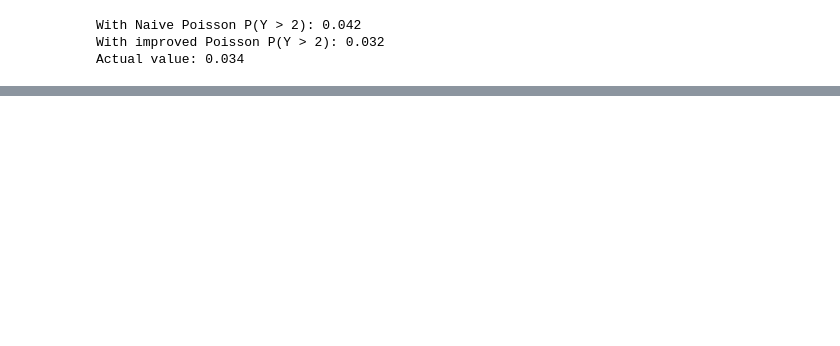
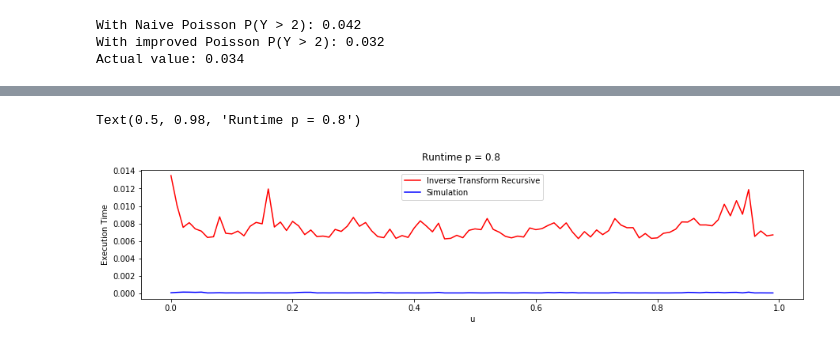
Before and after one commit to git-lu/models-and-simulations, a Jupyter notebook: Practico 4.ipynb, the cells around one changed output, grey strips where cells are left out. Saved outputs shown, nothing was run; the diff lists cells and outputs as text; code cells hidden in the pictures; blank space fills up the shorter version.

```diff
--- a/Practico 4.ipynb
+++ b/Practico 4.ipynb
@@ -366,0 +450,30 @@ ex8RejectionGenerator = RejectionMethod(
+# %%
+## Efficency comparison:
+N = 100
+tInversa1 = [0] * N
+simulacion1 = [0] * N
+tInversa2 = [0] * N
+simulacion2 = [0] * N
+
+ps = [0.8,0.2]
+
+for u in range(N):
+    tInversa1[u] = timeit("inverseTransformGeometricRecursive(ps[0],geometricCmf)", number = 10000, globals = globals())
+    simulacion1[u] = timeit(setup = "ex10SimulateGeometricVariable(ps[0])", number = 10000, globals = globals())
+    tInversa2[u] = timeit("inverseTransformGeometricRecursive(ps[0],geometricCmf)", number = 10000, globals = globals())
+    simulacion2[u] = timeit(setup = "ex10SimulateGeometricVariable(ps[1])", number = 10000, globals = globals())
+# %%
+fig, ax = plt.subplots(figsize = (15,3))
+ax.plot(tInversa1, 'r', label = 'Inverse Transform Recursive')
+ax.plot(simulacion1, 'b', label = 'Simulation')
+ax.set_xticklabels([str(i/5.) for i in range(6)])
+ax.set_xticks([i for i in range(0,101,20)])
+ax.set_xlabel('u')
+ax.set_ylabel('Execution Time')
+
+ax.legend(loc = 'best')
+
+plt.suptitle('Runtime p = 0.8')
+# %% [output]
+Text(0.5, 0.98, 'Runtime p = 0.8')
+[figure, added]
```
Also changed, not shown: parts of 13 cells of this notebook, 1 other file.
